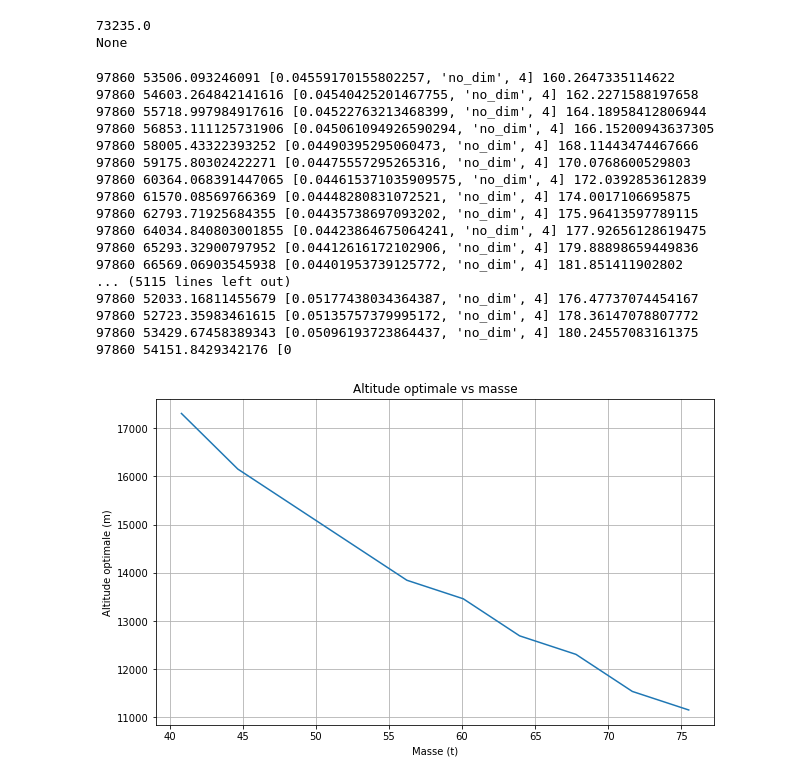
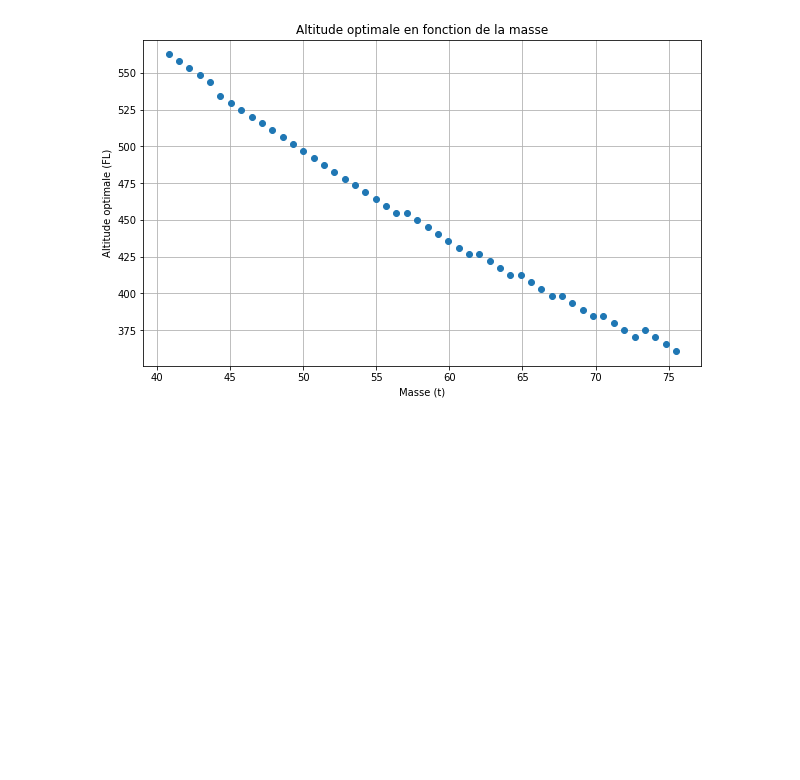
Before and after one commit to Math07170/BEAVION, a Jupyter notebook: je vais me pendre.ipynb, the cells around one changed output. Saved outputs shown, nothing was run; the diff lists cells and outputs as text; code cells hidden in the pictures; blank space fills up the shorter version.

```diff
--- a/je vais me pendre.ipynb
+++ b/je vais me pendre.ipynb
@@ -26,7 +26,7 @@ def optimize_for_range_existing_trim_mass_cg(aero_m, altp, mass, cg_pct_mac, plo
     rxg = cg_pct_mac / 100.0
     aero_m.set_balance(rxg)
 
-    speeds = np.linspace(0.5, 0.8, 50)
+    speeds = np.linspace(0.5, 0.9, 50)
     fn_over_v = []
     solutions = []
 
@@ -58,7 +58,6 @@ def optimize_for_range_existing_trim_mass_cg(aero_m, altp, mass, cg_pct_mac, plo
     fn_over_v = np.array(fn_over_v)
 
     if np.all(np.isnan(fn_over_v)):
-        print(f"Aucune convergence obtenue (altp={altp}, mass={mass})")
         return None, None, solutions
 
     idx_opt = np.nanargmin(fn_over_v)
@@ -67,11 +66,11 @@ def optimize_for_range_existing_trim_mass_cg(aero_m, altp, mass, cg_pct_mac, plo
 
     if plot:
         plt.figure(figsize=(10, 6))
+        plt.scatter(tas_opt, fn_over_v[idx_opt], color='red', label="Optimal")
         plt.plot(speeds, fn_over_v, label=r"$F_n/V$")
-        plt.scatter(tas_opt, fn_over_v[idx_opt], color='red', label="Optimal")
-        plt.xlabel("Vitesse vraie TAS (m/s)")
+        plt.xlabel("Nombre de mach")
         plt.ylabel(r"$F_n/V$ (N·s/m)")
-        plt.title(f"Optimisation (m={mass/1000:.1f} t, CG={cg_pct_mac:.1f} %MAC)")
+        plt.title(f"Vitesse optimale à paramètres fixés (Masse={mass/1000:.1f} t, Centrage={cg_pct_mac:.1f} %MAC, Altitude={altp:.0f} m)")
         plt.grid()
         plt.legend()
         plt.show()
@@ -84,5 +83,9 @@ mass = 40000     # masse en kg
 cg = 27.5        # centrage en %MAC
 
 sol_opt = optimize_for_range_existing_trim_mass_cg(aircraft, altp, mass, cg, True)
-print(sol_opt)
+altp = 11000      # altitude en m
+mass = 60000     # masse en kg
+cg = 27.5        # centrage en %MAC
+
+sol_opt = optimize_for_range_existing_trim_mass_cg(aircraft, altp, mass, cg, True)
 # %% [output]
@@ -108,11 +95,3 @@ print(sol_opt)
-# %%
-aircraft = aero_model.Airbus_A319_100()
-print(aircraft.m)
-res= dynamic.get_trim_level_flight(aircraft, 15000, 250, use_saturations=True)
-print(res)
-# %% [output]
-73235.0
-None
 # %%
 atm =atmosphere.AtmosphereISA()
 
@@ -160,8 +139,8 @@ def ceiling_altitude(aero_model, atm, tas, dthr, cx, h_min=5000, h_max=20000):
     h_opt = scipy.optimize.brentq(delta_thrust, h_min, h_max)
     return h_opt
 # %%
-masses = np.linspace(aircraft.oem, aircraft.mtom, 10)
-altps = np.linspace(5000, 20000, 40)
+masses = np.linspace(aircraft.oem, aircraft.mtom, 50)
+altps = np.linspace(11000, 18000, 50)
 cg = 25  # exemple
 
 atm = atmosphere.AtmosphereISA()
@@ -175,53 +154,38 @@ for mass in masses:
 
     for altp in altps:
         sol_opt, tas_opt, solutions = optimize_for_range_existing_trim_mass_cg(aircraft, altp, mass, cg, plot=False)
 
         if sol_opt is not None:
             fu = sol_opt["fu"][0]  # daN
             fn = fu * 10  # N
             fn_over_v = fn / tas_opt
             fn_over_v_list.append(fn_over_v)
             tas_at_each_alt.append(tas_opt)
         else:
             fn_over_v_list.append(np.nan)
             tas_at_each_alt.append(np.nan)
 
     fn_over_v_array = np.array(fn_over_v_list)
     tas_at_each_alt = np.array(tas_at_each_alt)
 
     if np.all(np.isnan(fn_over_v_array)):
         altitude_optimale.append(np.nan)
         tas_opt_list.append(np.nan)
         continue
 
     idx_opt = np.nanargmin(fn_over_v_array)
     altitude_optimale.append(altps[idx_opt])
     tas_opt_list.append(tas_at_each_alt[idx_opt])
 
-# Maintenant on trace :
-plt.figure(figsize=(10,6))
-plt.plot(masses/1000, altitude_optimale)
+# Conversion en FL
+altitude_optimale_FL = np.array(altitude_optimale) / 30.48
+
+plt.figure(figsize=(10, 6))
+plt.plot(masses/1000, altitude_optimale_FL, "o")
 plt.xlabel("Masse (t)")
-plt.ylabel("Altitude optimale (m)")
-plt.title("Altitude optimale vs masse")
+plt.ylabel("Altitude optimale (FL)")
+plt.title("Altitude optimale en fonction de la masse")
 plt.grid()
 plt.show()
 # %% [output]
-97860 53506.093246091 [0.04559170155802257, 'no_dim', 4] 160.2647335114622
-97860 54603.264842141616 [0.04540425201467755, 'no_dim', 4] 162.2271588197658
-97860 55718.997984917616 [0.04522763213468399, 'no_dim', 4] 164.18958412806944
-97860 56853.111125731906 [0.045061094926590294, 'no_dim', 4] 166.15200943637305
-97860 58005.43322393252 [0.04490395295060473, 'no_dim', 4] 168.11443474467666
-97860 59175.80302422271 [0.04475557295265316, 'no_dim', 4] 170.0768600529803
-97860 60364.068391447065 [0.044615371035909575, 'no_dim', 4] 172.0392853612839
-97860 61570.08569766369 [0.04448280831072521, 'no_dim', 4] 174.0017106695875
-97860 62793.71925684355 [0.04435738697093202, 'no_dim', 4] 175.96413597789115
-97860 64034.840803001855 [0.04423864675064241, 'no_dim', 4] 177.92656128619475
-97860 65293.32900797952 [0.04412616172102906, 'no_dim', 4] 179.88898659449836
-97860 66569.06903545938 [0.04401953739125772, 'no_dim', 4] 181.851411902802
-... (5115 lines left out)
-97860 52033.16811455679 [0.05177438034364387, 'no_dim', 4] 176.47737074454167
-97860 52723.35983461615 [0.05135757379995172, 'no_dim', 4] 178.36147078807772
-97860 53429.67458389343 [0.05096193723864437, 'no_dim', 4] 180.24557083161375
-97860 54151.8429342176 [0
-[figure, old version]
+[figure, new version]
```
Also changed, not shown: parts of 1 cell of this notebook, 3 other files.
